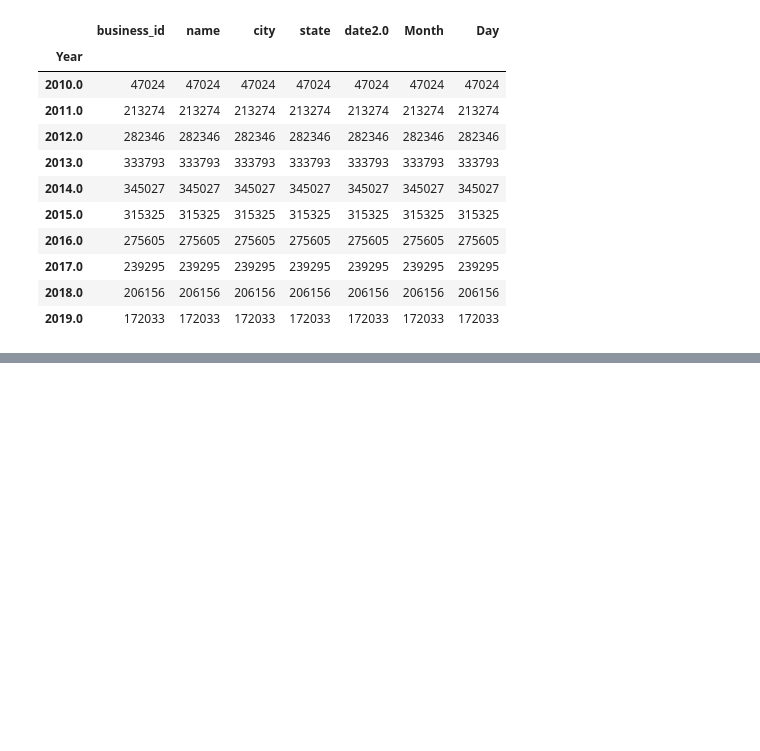
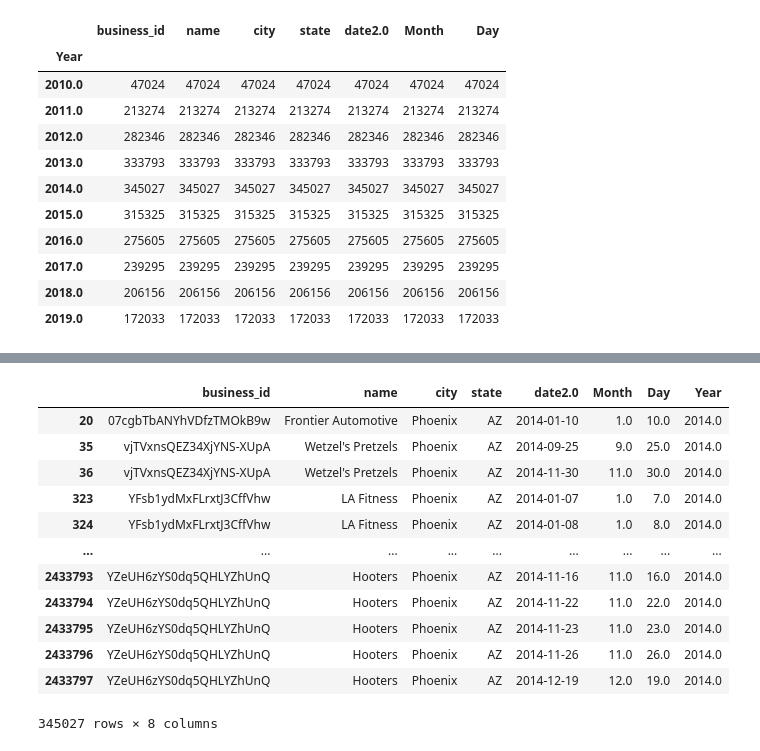
Before and after one commit to egitit/Yelp_Business_Check-ins_and_The-Weather, a Jupyter notebook: yelp_checkin_eda.ipynb, the cells around one changed output, grey strips where cells are left out. Cells and saved outputs as stored; diff of their text form; code cells hidden in the pictures; blank space fills up the shorter version.

```diff
--- a/yelp_checkin_eda.ipynb
+++ b/yelp_checkin_eda.ipynb
@@ -487,4 +531,19 @@ checkins_2013 = phx_checkins.loc[phx_checkins['Year'] == 2013]
 # %%
 checkins_2014 = phx_checkins.loc[phx_checkins['Year'] == 2014]
+checkins_2014
+# %% [output]
+|  | business_id | name | city | state | date2.0 | Month | Day | Year |
+| 20 | 07cgbTbANYhVDfzTMOkB9w | Frontier Automotive | Phoenix | AZ | 2014-01-10 | 1.0 | 10.0 | 2014.0 |
+| 35 | vjTVxnsQEZ34XjYNS-XUpA | Wetzel's Pretzels | Phoenix | AZ | 2014-09-25 | 9.0 | 25.0 | 2014.0 |
+| 36 | vjTVxnsQEZ34XjYNS-XUpA | Wetzel's Pretzels | Phoenix | AZ | 2014-11-30 | 11.0 | 30.0 | 2014.0 |
+| 323 | YFsb1ydMxFLrxtJ3CffVhw | LA Fitness | Phoenix | AZ | 2014-01-07 | 1.0 | 7.0 | 2014.0 |
+| 324 | YFsb1ydMxFLrxtJ3CffVhw | LA Fitness | Phoenix | AZ | 2014-01-08 | 1.0 | 8.0 | 2014.0 |
+| ... | ... | ... | ... | ... | ... | ... | ... | ... |
+| 2433793 | YZeUH6zYS0dq5QHLYZhUnQ | Hooters | Phoenix | AZ | 2014-11-16 | 11.0 | 16.0 | 2014.0 |
+| 2433794 | YZeUH6zYS0dq5QHLYZhUnQ | Hooters | Phoenix | AZ | 2014-11-22 | 11.0 | 22.0 | 2014.0 |
+| 2433795 | YZeUH6zYS0dq5QHLYZhUnQ | Hooters | Phoenix | AZ | 2014-11-23 | 11.0 | 23.0 | 2014.0 |
+| 2433796 | YZeUH6zYS0dq5QHLYZhUnQ | Hooters | Phoenix | AZ | 2014-11-26 | 11.0 | 26.0 | 2014.0 |
+| 2433797 | YZeUH6zYS0dq5QHLYZhUnQ | Hooters | Phoenix | AZ | 2014-12-19 | 12.0 | 19.0 | 2014.0 |
+345027 rows × 8 columns
 # %%
 checkins_2015 = phx_checkins.loc[phx_checkins['Year'] == 2015]
```
Also changed, not shown: parts of 11 cells of this notebook, 1 other file.
